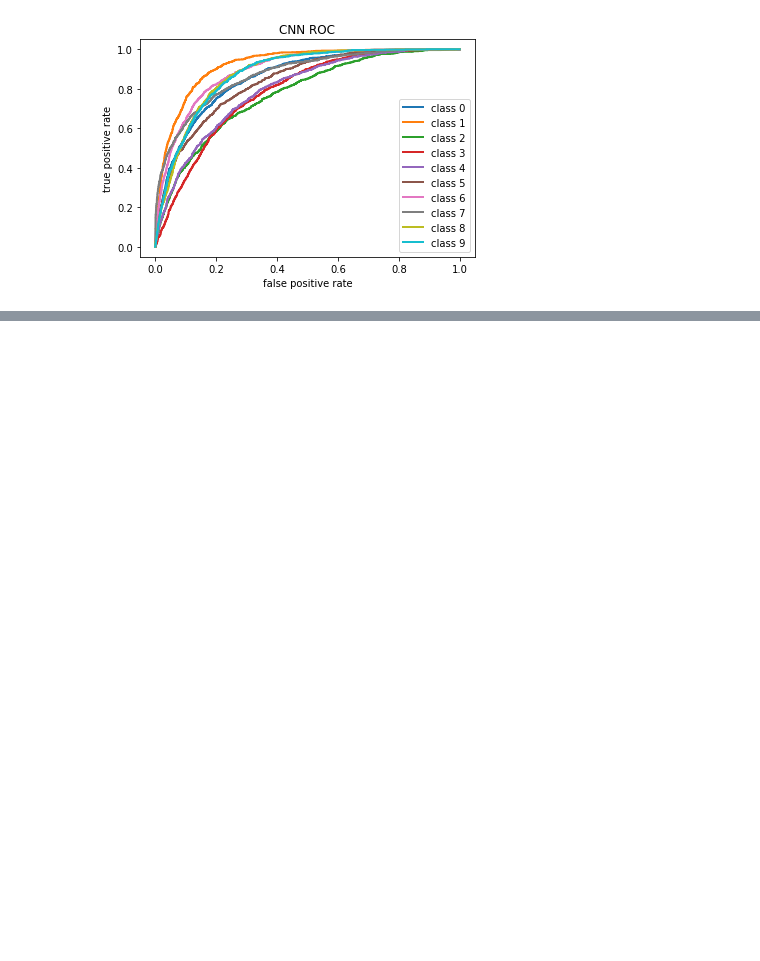
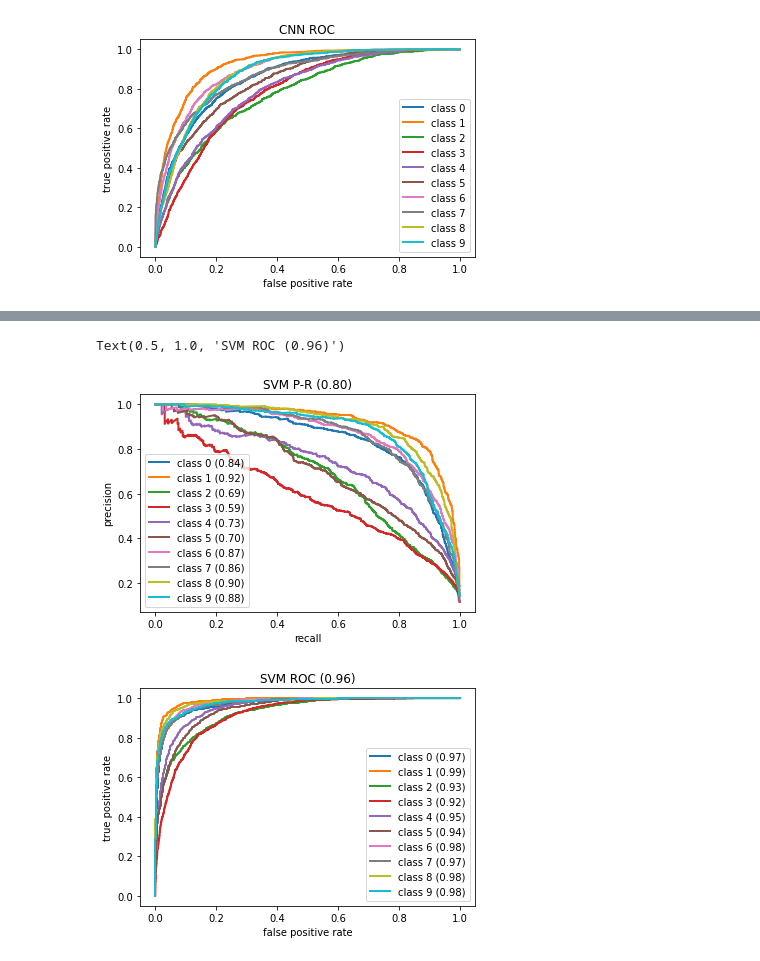
Before and after one commit to dzikilamer/tutorial, a Jupyter notebook: projekt.ipynb, the cells around one changed output, grey strips where cells are left out. Drawn from its saved outputs; the diff is of its cells as text; code cells hidden in the pictures; blank space fills up the shorter version.

```diff
--- a/projekt.ipynb
+++ b/projekt.ipynb
@@ -435,0 +501,10 @@ Loss:
+# %%
+#ocena SVM
+print("Dla SVM")
+y_pred = clf.predict_proba(intermediate_layer_model.predict(x_test))
+print("Accuracy: ")
+print(accuracy_score(zamien(y_test), zmaksuj(y_pred)))
+print("Loss: ")
+print(log_loss(y_test, y_pred))
+print("f1-score: ")
+print(f1_score(zamien(y_test), zmaksuj(y_pred), average='macro'))
@@ -435,0 +519,32 @@ Loss:
+# %%
+plt.figure()
+aucs = dict()
+for i in range(10):
+    p, r, _ = precision_recall_curve(y_bin_test[:, i], y_pred[:, i])
+    plt_auc = auc(r, p)
+    aucs[i] = plt_auc
+    plt.plot(r, p, lw=2, label='class {0} ({1:0.2f})'.format(i, plt_auc))
+
+plt.legend(loc="best")
+plt.xlabel("recall")
+plt.ylabel("precision")
+avg_auc = np.average(np.array(list(aucs.items()))[:,1])
+plt.title("SVM P-R ({0:0.2f})".format(avg_auc))
+
+plt.figure()
+aucs = dict()
+for i in range(10):
+    fpr, tpr, _ = roc_curve(y_bin_test[:, i], y_pred[:, i])
+    plt_auc = auc(fpr, tpr)
+    aucs[i] = plt_auc
+    plt.plot(fpr, tpr, lw=2, label='class {0} ({1:0.2f})'.format(i, plt_auc))
+
+plt.legend(loc="best")
+plt.xlabel("false positive rate")
+plt.ylabel("true positive rate")
+avg_auc = np.average(np.array(list(aucs.items()))[:,1])
+plt.title("SVM ROC ({0:0.2f})".format(avg_auc))
+# %% [output]
+Text(0.5, 1.0, 'SVM ROC (0.96)')
+[figure, added]
+[figure, added]
```
Also changed, not shown: parts of 11 cells of this notebook.
